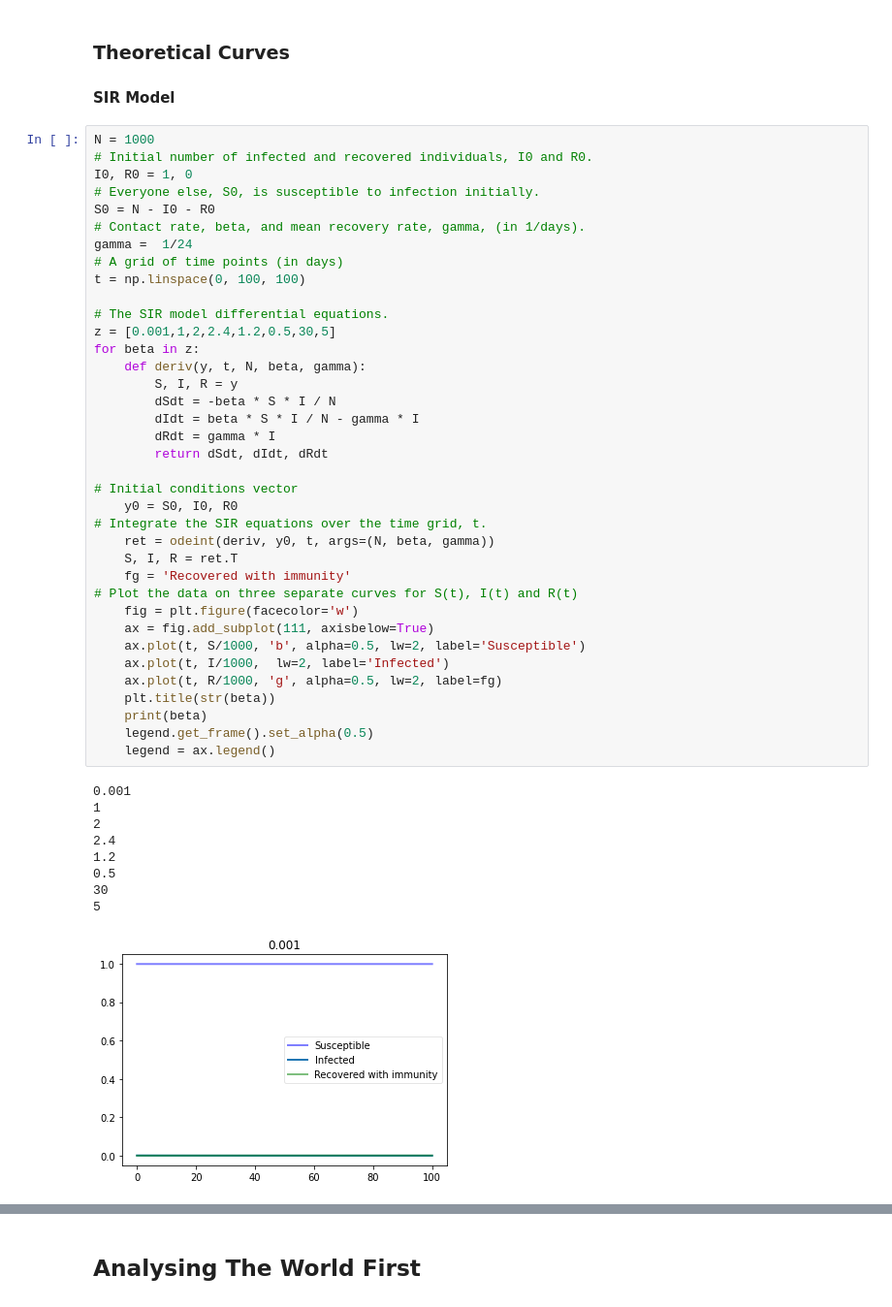
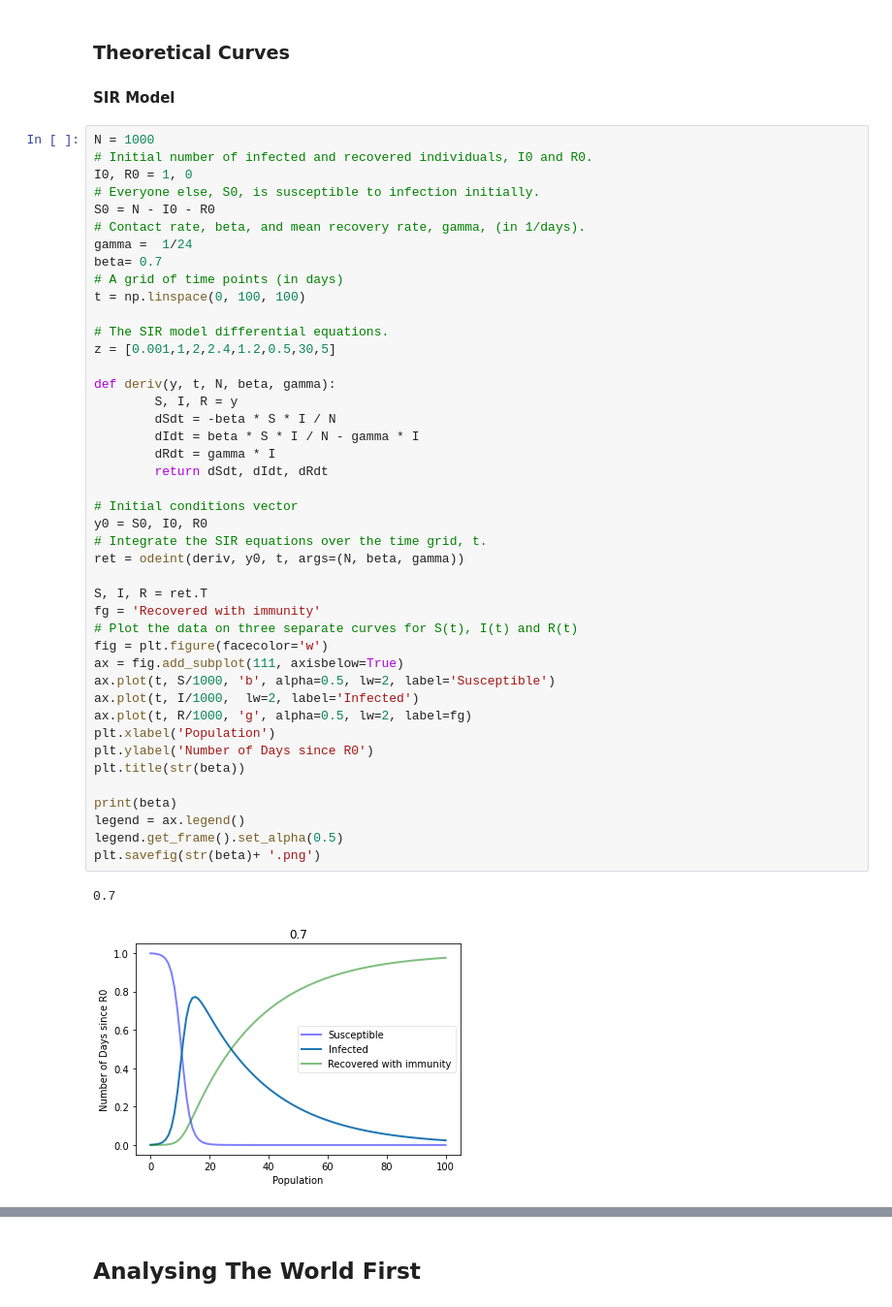
Before and after one commit to RahulBatra065/Report-on-Covid-19, a Jupyter notebook: Finalised-Notebook.ipynb, the cells around one changed output, grey strips where cells are left out. Shown: that part at 97% size. Saved outputs shown, nothing was run; the diff lists cells and outputs as text.

```diff
--- a/Finalised-Notebook.ipynb
+++ b/Finalised-Notebook.ipynb
@@ -31,47 +31,46 @@ from fbprophet.plot import plot_plotly
 # %%
 N = 1000
 # Initial number of infected and recovered individuals, I0 and R0.
 I0, R0 = 1, 0
 # Everyone else, S0, is susceptible to infection initially.
 S0 = N - I0 - R0
 # Contact rate, beta, and mean recovery rate, gamma, (in 1/days).
 gamma =  1/24
+beta= 0.7
 # A grid of time points (in days)
 t = np.linspace(0, 100, 100)
 
 # The SIR model differential equations.
 z = [0.001,1,2,2.4,1.2,0.5,30,5]
-for beta in z:
-    def deriv(y, t, N, beta, gamma):
+
+def deriv(y, t, N, beta, gamma):
         S, I, R = y
         dSdt = -beta * S * I / N
         dIdt = beta * S * I / N - gamma * I
         dRdt = gamma * I
         return dSdt, dIdt, dRdt
 
 # Initial conditions vector
-    y0 = S0, I0, R0
+y0 = S0, I0, R0
 # Integrate the SIR equations over the time grid, t.
-    ret = odeint(deriv, y0, t, args=(N, beta, gamma))
-    S, I, R = ret.T
-    fg = 'Recovered with immunity'
+ret = odeint(deriv, y0, t, args=(N, beta, gamma))
+
+S, I, R = ret.T
+fg = 'Recovered with immunity'
 # Plot the data on three separate curves for S(t), I(t) and R(t)
-    fig = plt.figure(facecolor='w')
-    ax = fig.add_subplot(111, axisbelow=True)
-    ax.plot(t, S/1000, 'b', alpha=0.5, lw=2, label='Susceptible')
-    ax.plot(t, I/1000,  lw=2, label='Infected')
-    ax.plot(t, R/1000, 'g', alpha=0.5, lw=2, label=fg)
-    plt.title(str(beta))
-    print(beta)
-    legend.get_frame().set_alpha(0.5)
-    legend = ax.legend()
+fig = plt.figure(facecolor='w')
+ax = fig.add_subplot(111, axisbelow=True)
+ax.plot(t, S/1000, 'b', alpha=0.5, lw=2, label='Susceptible')
+ax.plot(t, I/1000,  lw=2, label='Infected')
+ax.plot(t, R/1000, 'g', alpha=0.5, lw=2, label=fg)
+plt.xlabel('Population')
+plt.ylabel('Number of Days since R0')
+plt.title(str(beta))
+
+print(beta)
+legend = ax.legend()
+legend.get_frame().set_alpha(0.5)
+plt.savefig(str(beta)+ '.png')
 # %% [output]
-0.001
-1
-2
-2.4
-1.2
-0.5
-30
-5
+0.7
-[figure, old version]
+[figure, new version]
```
Also changed, not shown: parts of 1 cell of this notebook, 12 other files.
